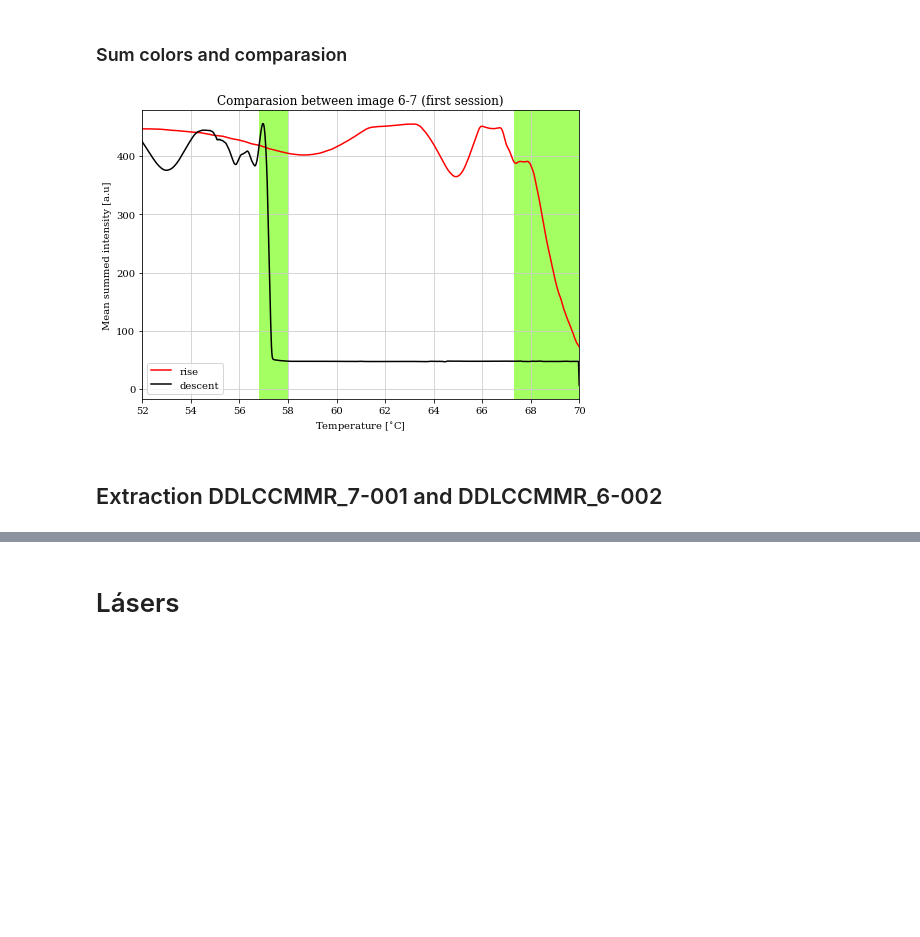
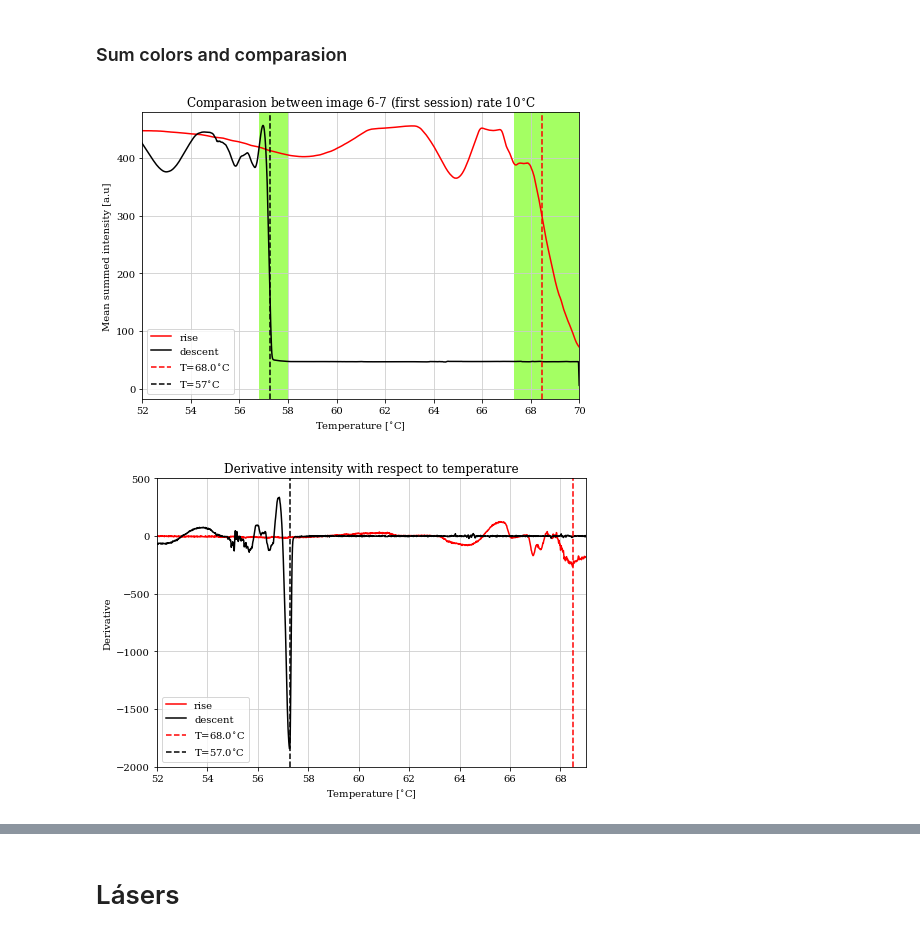
Before and after one commit to Wenupi/analysis-liquid_crystals, a Jupyter notebook: termo.ipynb, the cells around one changed output, grey strips where cells are left out. Drawn from its saved outputs; the diff is of its cells as text; code cells hidden in the pictures; blank space fills up the shorter version.

```diff
--- a/termo.ipynb
+++ b/termo.ipynb
@@ -111,6 +88,7 @@ cv2.destroyAllWindows()
 # %% [output]
 TypeError: 'NoneType' object is not subscriptable
 # %%
+# Arreglos de los frames
 frame_array = np.arange(0, frame_count, 1)
 frame_array2 = np.arange(0, frame_count2, 1)
 
@@ -123,6 +101,10 @@ def time(frame, frame_zero):
 
 
 def temperature(frame, frame_zero, temp_0, rate):
+       """
+       Pasa lso frames a temperatura según un valor inicial
+       y el ratio de cambio
+       """
        t = time(frame, frame_zero)
        return rate*t/60 + temp_0
 # %% [markdown]
@@ -190,29 +172,59 @@ fig2.show()
 # %% [markdown]
 ### Sum colors and comparasion
 # %%
+# Sumamos las intensidade de los 3 colores
 sum_rise = np.sum(mean_array, axis=0)
 sum_descent = np.sum(mean_array2, axis=0)
 
+# Calculamos las derivadas dI/dT
+dIdT_rise = np.diff(sum_rise)/np.diff(temperature_array1)
+dIdT_descent = np.diff(sum_descent)/np.diff(temperature_array2)
+
+# Valores promedio del arreglo de temperaturas
+temperature_derivative1 = np.sum([temperature_array1[:-1], temperature_array1[1:]], axis=0)/2
+temperature_derivative2 = np.sum([temperature_array2[:-1], temperature_array2[1:]], axis=0)/2
+
+# Índice de los valores mínimos de la derivada (donde ocurre el cambio de fase)
+min_derivative1 = np.where(dIdT_rise == np.min(dIdT_rise[1500:1750]))
+min_derivative2 = np.argmin(dIdT_descent[:])
+
+####################  Intensidad vs Temperatura  ####################
 fig6, ax6 = plt.subplots(figsize=(7, 5))
 ax6.plot(temperature_array1, sum_rise, color='red', label='rise')
 ax6.plot(temperature_array2, sum_descent, color='black', label='descent')
-#ax6.axvline(x=temperature_array2[frame_zero2],
-#        linestyle='--', color='black')
-#ax6.axvline(x=temp_vid7_f,
-#        linestyle='--', color='black')
-#ax6.plot(temperature_array2, mean_array2[2], color='red', label='red')
+ax6.axvline(x=temperature_array1[min_derivative1],
+       linestyle='--', color='red', label='T='+str(round(temperature_derivative1[min_derivative1][0], 0))+'$^{\circ}$C')
+ax6.axvline(x=temperature_array2[min_derivative2],
+       linestyle='--', color='black', label='T='+str(round(temperature_derivative2[min_derivative2]))+'$^{\circ}$C')
 ax6.set_xlim([52, 70])
 ax6.legend()
 ax6.set_xlabel('Temperature [$^{\circ}$C]')
 ax6.set_ylabel('Mean summed intensity [a.u]')
 ax6.axvspan(56.8, 58, facecolor='#a4ff63')
 ax6.axvspan(67.3, 70, facecolor='#a4ff63')
-#ax6.invert_xaxis()
-ax6.set_title('Comparasion between image 6-7 (first session)')
+ax6.set_title('Comparasion between image 6-7 (first session) rate 10$^{\circ}$C')
 fig6.tight_layout()
 fig6.savefig('img/plots/comparasion_image6-7.png', dpi=800)
 fig6.show()
+
+####################  Derivada vs Temperatura  ####################
+
+fig7, ax7 = plt.subplots(figsize=(7, 5))
+ax7.plot(temperature_derivative1, dIdT_rise, color='red', label='rise')
+ax7.plot(temperature_derivative2, dIdT_descent, color='black', label='descent')
+ax7.axvline(x=temperature_derivative1[min_derivative1],
+       linestyle='--', color='red', label='T='+str(round(temperature_derivative1[min_derivative1][0],0))+'$^{\circ}$C')
+ax7.axvline(x=temperature_derivative2[min_derivative2],
+       linestyle='--', color='black', label='T='+str(round(temperature_derivative2[min_derivative2], 0))+'$^{\circ}$C')
+ax7.set_xlim([52, 69])
+ax7.set_ylim([-2000, 500])
+ax7.legend()
+ax7.set_xlabel('Temperature [$^{\circ}$C]')
+ax7.set_ylabel('Derivative')
+ax7.set_title('Derivative intensity with respect to temperature')
+fig7.tight_layout()
+fig7.savefig('img/plots/derivative_image6-7.png', dpi=800)
+fig7.show()
 # %% [output]
-[figure, old version]
+[figure, new version]
+[figure, added]
-# %% [markdown]
-## Extraction DDLCCMMR_7-001 and DDLCCMMR_6-002
```
Also changed, not shown: parts of 25 cells of this notebook, 10 other files.
